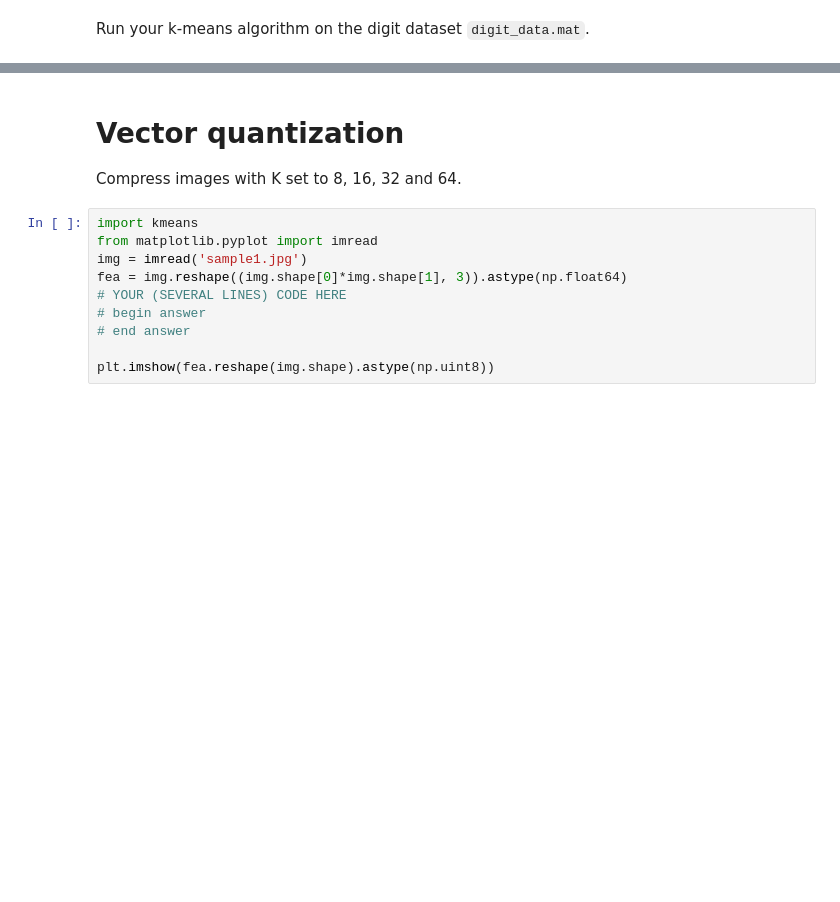
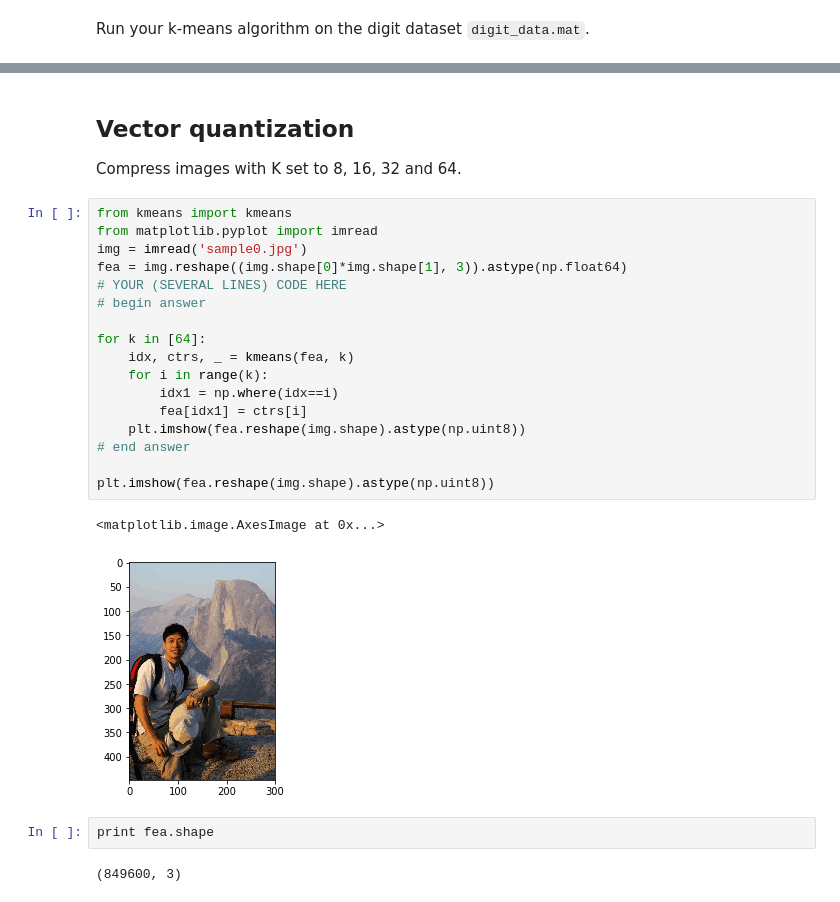
Before and after one commit to Agnique/DataMining_ZJU_2019, a Jupyter notebook: hw3/kmeans/vq.ipynb, the cells around one changed output, grey strips where cells are left out. Saved outputs shown, nothing was run; the diff lists cells and outputs as text; blank space fills up the shorter version.

```diff
--- a/hw3/kmeans/vq.ipynb
+++ b/hw3/kmeans/vq.ipynb
@@ -39,13 +75,27 @@ for k in [10, 20, 50]:
 # %% [markdown]
-# Vector quantization
+## Vector quantization
 Compress images with K set to 8, 16, 32 and 64.
 # %%
-import kmeans
+from kmeans import kmeans
 from matplotlib.pyplot import imread
-img = imread('sample1.jpg')
+img = imread('sample0.jpg')
 fea = img.reshape((img.shape[0]*img.shape[1], 3)).astype(np.float64)
 # YOUR (SEVERAL LINES) CODE HERE
 # begin answer
+
+for k in [64]:
+    idx, ctrs, _ = kmeans(fea, k)
+    for i in range(k):
+        idx1 = np.where(idx==i)
+        fea[idx1] = ctrs[i]
+    plt.imshow(fea.reshape(img.shape).astype(np.uint8))
 # end answer
 
 plt.imshow(fea.reshape(img.shape).astype(np.uint8))
+# %% [output]
+<matplotlib.image.AxesImage at 0x...>
+[figure, added]
+# %%
+print fea.shape
+# %% [output]
+(849600, 3)
```
Also changed, not shown: parts of 3 cells of this notebook, 8 other files.
